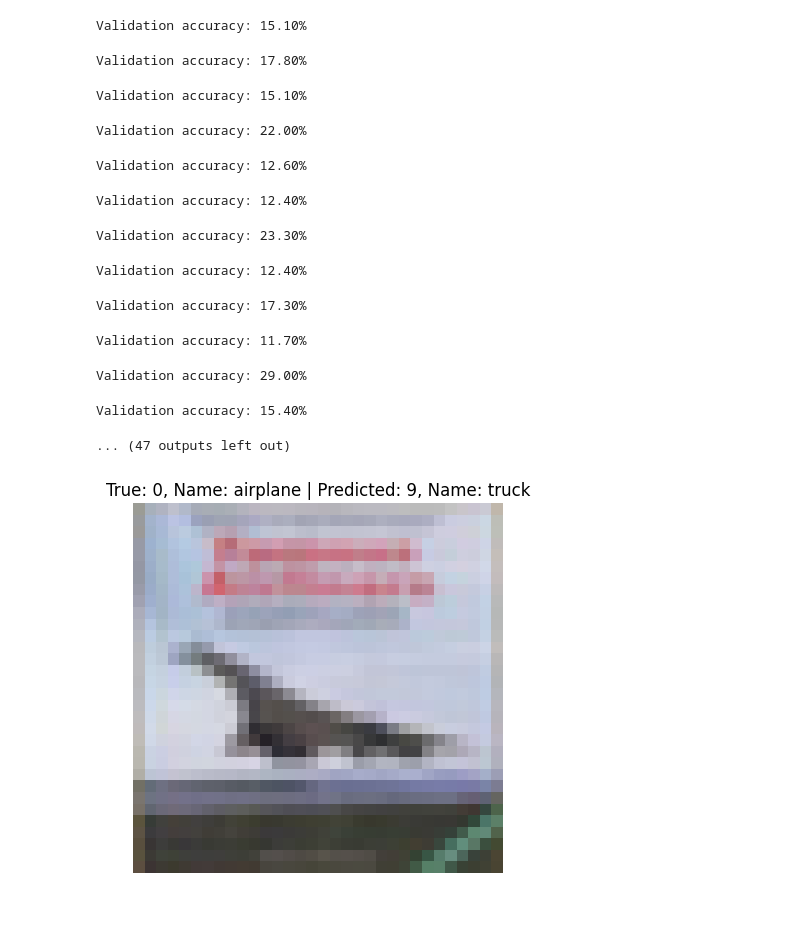
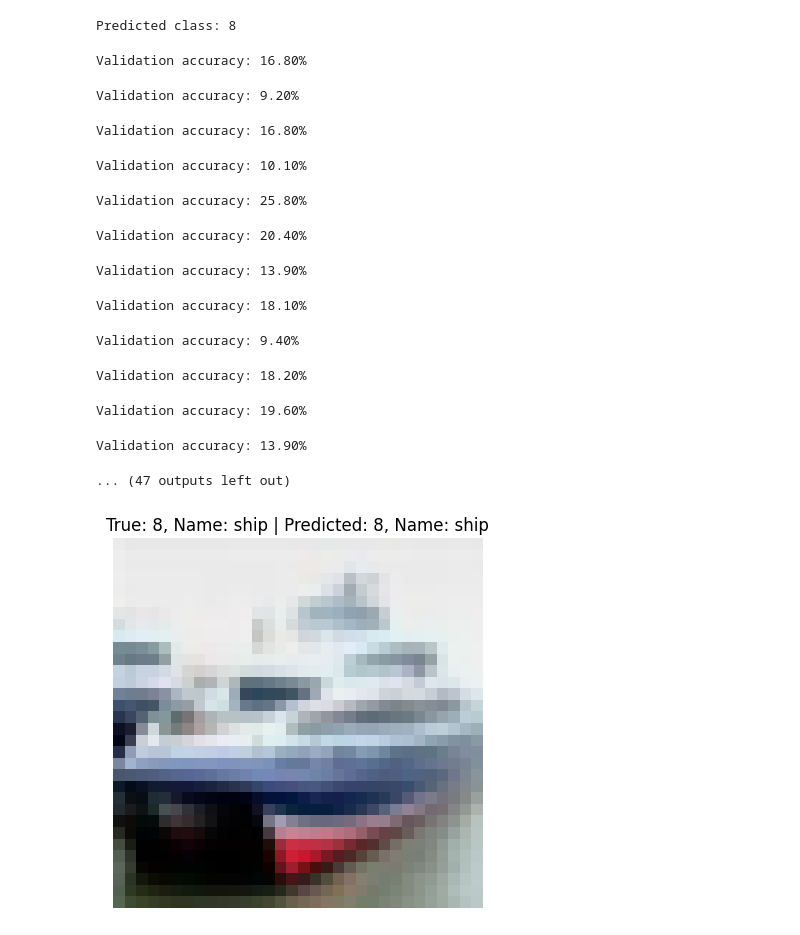
Before and after one commit to alexander-toschev/cv-course, a Jupyter notebook: numpy/Cifar_CNN.ipynb, the cells around one changed output. Cells and saved outputs as stored; diff of their text form; code cells hidden in the pictures.

```diff
--- a/numpy/Cifar_CNN.ipynb
+++ b/numpy/Cifar_CNN.ipynb
@@ -32,6 +32,7 @@ class Conv2D:
 class ReLU:
     def forward(self, x):
         return np.maximum(0, x)
+# Input: [-2, 0, 3] → Output: [0, 0, 3]
 
 class MaxPool2D:
     def __init__(self, kernel_size, stride):
@@ -54,7 +55,7 @@ class MaxPool2D:
 class Flatten:
     def forward(self, x):
         return x.reshape(x.shape[0], -1)
-
+# Из [32, 3, 32, 32] получаем [32, 3072]
 class Dense:
     def __init__(self, in_features, out_features):
         self.weights = np.random.randn(in_features, out_features) * 0.01
@@ -62,7 +63,7 @@ class Dense:
 
     def forward(self, x):
         return x @ self.weights + self.bias
-
+# output = input * weights + bias
 class Softmax:
     def forward(self, x):
         exps = np.exp(x - np.max(x, axis=1, keepdims=True))
@@ -95,11 +96,13 @@ def load_image(path, size=(224, 224)):
 
 # --- Run ---
 model = SimpleCNN(num_classes=10)
-image = load_image("your_image.jpg")  # Подставь путь
+image = load_image("style.jpg")  # Подставь путь
 output = model.forward(image)
 predicted_class = np.argmax(output)
 
 print(f"Predicted class: {predicted_class}")
+# %% [output]
+Predicted class: 8
 # %%
 # CIFAR-10 CNN on NumPy in Google Colab
 
@@ -182,7 +185,8 @@ class SoftmaxCrossEntropy:
         grad = self.probs.copy()
         grad[np.arange(len(self.labels)), self.labels] -= 1
         return grad / len(self.labels)
-
+# Если правильный класс — «Кот» (класс 3), а сеть дала 0.1 для «Кот» → штраф большой.
+# Если дала 0.9 → штраф маленький.
 # 3. MODELS
 class MiniCNN:
     def __init__(self):
@@ -226,7 +230,7 @@ def train(model, X_train, y_train, X_test, y_test, epochs=5, lr=0.1, batch_size=
     loss_fn = SoftmaxCrossEntropy()
     for epoch in range(epochs):
         indices = np.arange(len(X_train))
-        np.random.shuffle(indices)
+        #np.random.shuffle(indices)
         X_train, y_train = X_train[indices], y_train[indices]
         pbar = tqdm(range(0, len(X_train), batch_size))
         losses = []
@@ -249,52 +253,52 @@ def train(model, X_train, y_train, X_test, y_test, epochs=5, lr=0.1, batch_size=
 # 5. RUN
 X_train, y_train, X_test, y_test = load_cifar10()
 
-# model = MiniCNN()  # <-- Простой вариант
-model = DeepCNN()    # <-- Глубокая сеть
+model = MiniCNN()  # <-- Простой вариант
+#model = DeepCNN()    # <-- Глубокая сеть
 
 train(model, X_train[:5000], y_train[:5000], X_test, y_test, epochs=59, lr=0.1)
 # %% [output]
-Validation accuracy: 15.10%
+Validation accuracy: 16.80%
-Validation accuracy: 17.80%
+Validation accuracy: 9.20%
-Validation accuracy: 15.10%
+Validation accuracy: 16.80%
-Validation accuracy: 22.00%
+Validation accuracy: 10.10%
-Validation accuracy: 12.60%
+Validation accuracy: 25.80%
-Validation accuracy: 12.40%
+Validation accuracy: 20.40%
-Validation accuracy: 23.30%
+Validation accuracy: 13.90%
-Validation accuracy: 12.40%
+Validation accuracy: 18.10%
-Validation accuracy: 17.30%
+Validation accuracy: 9.40%
-Validation accuracy: 11.70%
+Validation accuracy: 18.20%
-Validation accuracy: 29.00%
+Validation accuracy: 19.60%
-Validation accuracy: 15.40%
+Validation accuracy: 13.90%
 ... (47 outputs left out)
 # %%
 # --- Предсказание для одной картинки ---
 import matplotlib.pyplot as plt
 
 def predict_and_show(model, X_test, y_test, idx=0, class_names=None):
     """
     Прогоняет одну картинку из теста, показывает и пишет предсказание
     """
     x = X_test[idx:idx+1]  # сохранить форму [1, 3, 32, 32]
     y_true = y_test[idx]
     logits = model.forward(x)
     probs = np.exp(logits - np.max(logits)) / np.sum(np.exp(logits - np.max(logits)))
     y_pred = np.argmax(probs)
 
     # Визуализация
     img = np.transpose(x[0], (1, 2, 0))  # CHW → HWC
     plt.imshow(img)
     plt.axis('off')
     title = f"True: {y_true}"
     if class_names: title += f", Name: {class_names[y_true]}"
     title += f" | Predicted: {y_pred}"
     if class_names: title += f", Name: {class_names[y_pred]}"
     plt.title(title)
     plt.show()
 
 # Пример использования:
 cifar10_classes = ['airplane', 'automobile', 'bird', 'cat', 'deer',
                    'dog', 'frog', 'horse', 'ship', 'truck']
-predict_and_show(model, X_test, y_test, idx=3, class_names=cifar10_classes)
+predict_and_show(model, X_test, y_test, idx=1, class_names=cifar10_classes)
 # %% [output]
-[figure, old version]
+[figure, new version]
```
Also changed, not shown: parts of 1 cell of this notebook.
